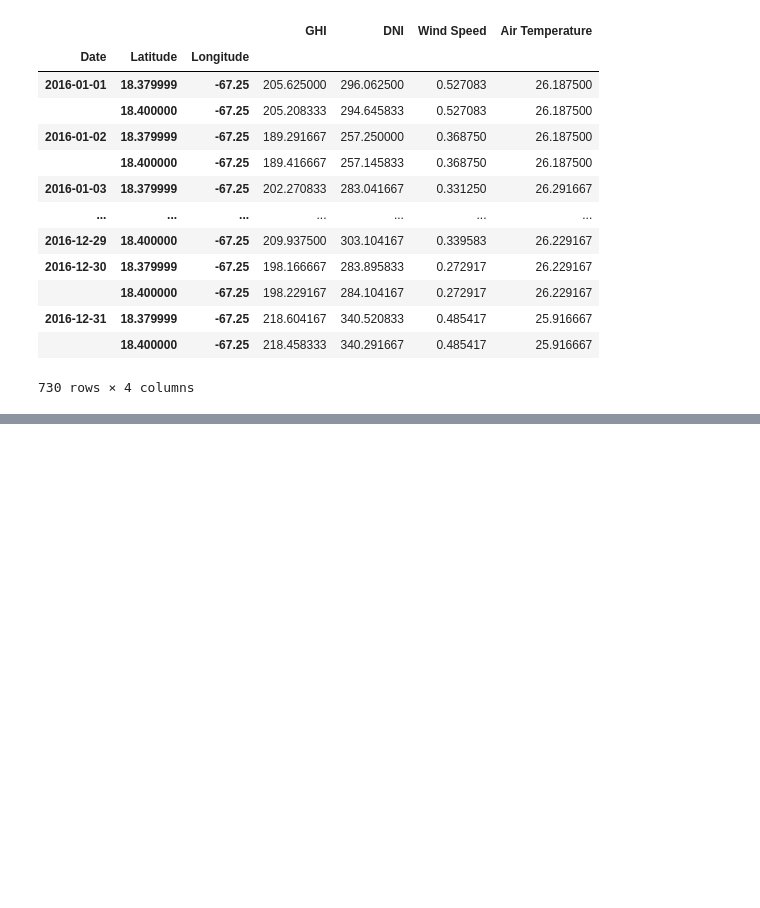
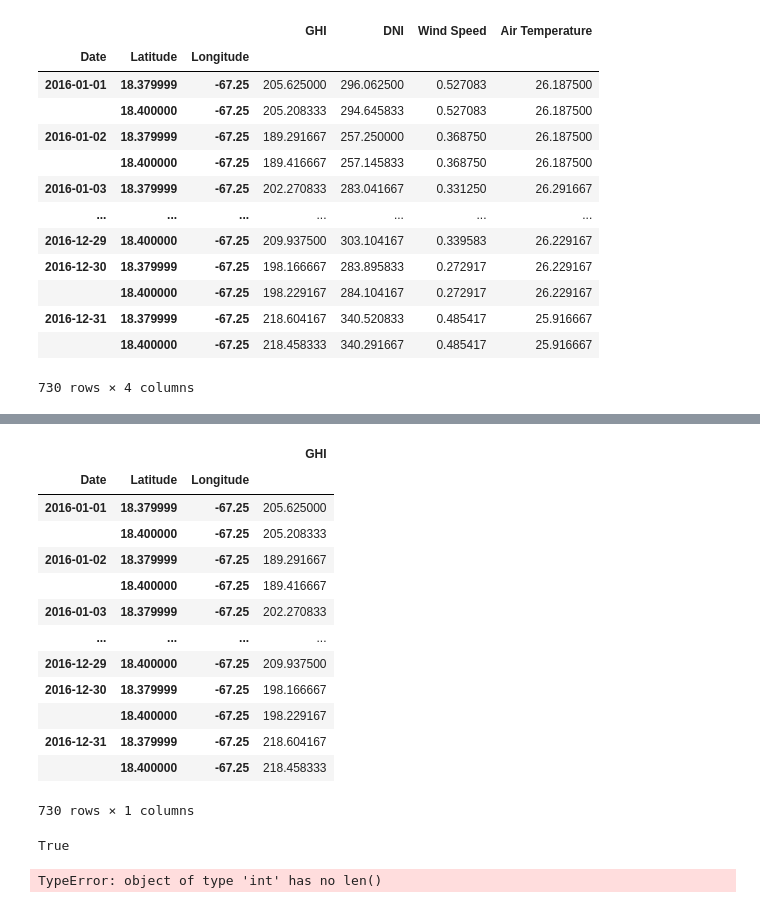
Before and after one commit to NataliaLopez17/Dr.-Harmsen-Solar-Data-Project, a Jupyter notebook: Testing Notebook/Data Parsing.ipynb, the cells around one changed output, grey strips where cells are left out. Cells and saved outputs as stored; diff of their text form; code cells hidden in the pictures; blank space fills up the shorter version.

```diff
--- a/Testing Notebook/Data Parsing.ipynb
+++ b/Testing Notebook/Data Parsing.ipynb
@@ -244,0 +267,2 @@ test_group_df
+# %%
+Expected_df = test_group_df.pop("GHI")
@@ -244,0 +289,20 @@ test_group_df
+# %%
+Expected_df3 = Expected_df.to_frame()
+# hello = next(Expected_df3.iterrows())[1]
+Expected_df3
+# hello.to_csv(path_or_buf=test_group_df.index[0][0].strftime("%Y%j"),sep=' ',header=False,index_label=True,index=False)
+# %% [output]
+|  |  |  | GHI |
+| Date | Latitude | Longitude |  |
+| 2016-01-01 | 18.379999 | -67.25 | 205.625000 |
+|  | 18.400000 | -67.25 | 205.208333 |
+| 2016-01-02 | 18.379999 | -67.25 | 189.291667 |
+|  | 18.400000 | -67.25 | 189.416667 |
+| 2016-01-03 | 18.379999 | -67.25 | 202.270833 |
+| ... | ... | ... | ... |
+| 2016-12-29 | 18.400000 | -67.25 | 209.937500 |
+| 2016-12-30 | 18.379999 | -67.25 | 198.166667 |
+|  | 18.400000 | -67.25 | 198.229167 |
+| 2016-12-31 | 18.379999 | -67.25 | 218.604167 |
+|  | 18.400000 | -67.25 | 218.458333 |
+730 rows × 1 columns
@@ -244,0 +324,4 @@ test_group_df
+# %%
+Expected_df3.index[0][0].strftime("%j")==datetime.date(2016,1,1).strftime("%j")
+# %% [output]
+True
@@ -244,0 +330,4 @@ test_group_df
+# %%
+Expected_df3.index.isin()
+# %% [output]
+TypeError: object of type 'int' has no len()
```
Also changed, not shown: parts of 10 cells of this notebook, 1 other file.
